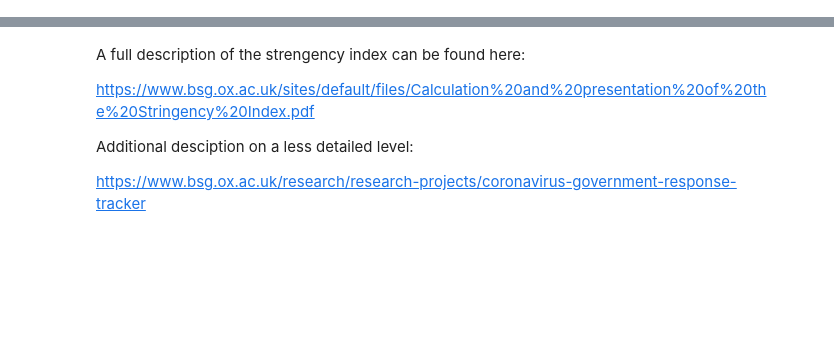
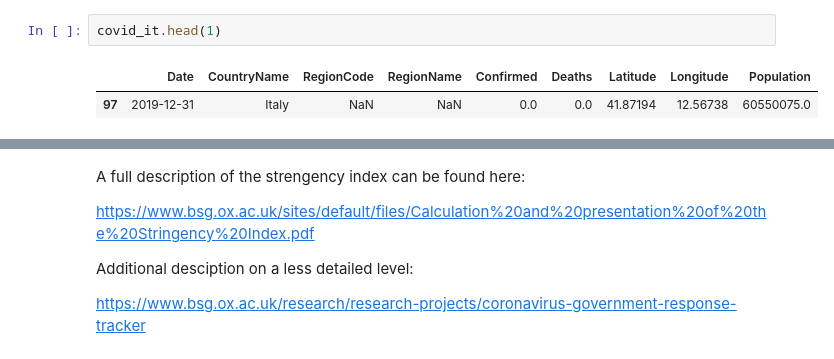
Before and after one commit to LarsBryld/socialdataanalysis2020, a Jupyter notebook: Oxford.ipynb, the cells around one changed output, grey strips where cells are left out. Saved outputs shown, nothing was run; the diff lists cells and outputs as text; blank space fills up the shorter version.

```diff
--- a/Oxford.ipynb
+++ b/Oxford.ipynb
@@ -68,0 +75,5 @@ Name: CountryName, Length: 561, dtype: object
+# %%
+covid_it.head(1)
+# %% [output]
+|  | Date | CountryName | RegionCode | RegionName | Confirmed | Deaths | Latitude | Longitude | Population |
+| 97 | 2019-12-31 | Italy | NaN | NaN | 0.0 | 0.0 | 41.87194 | 12.56738 | 60550075.0 |
```
Also changed, not shown: parts of 10 cells of this notebook.
